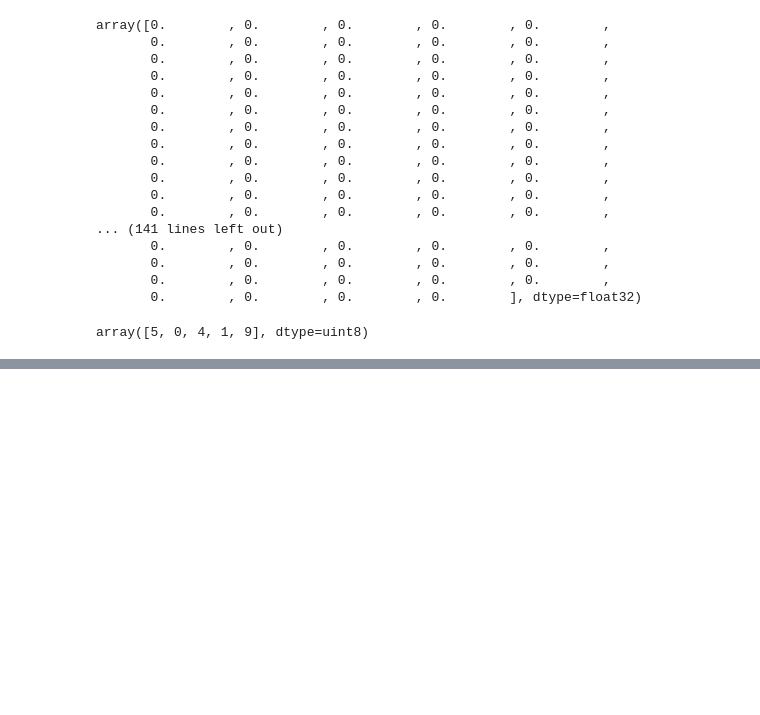
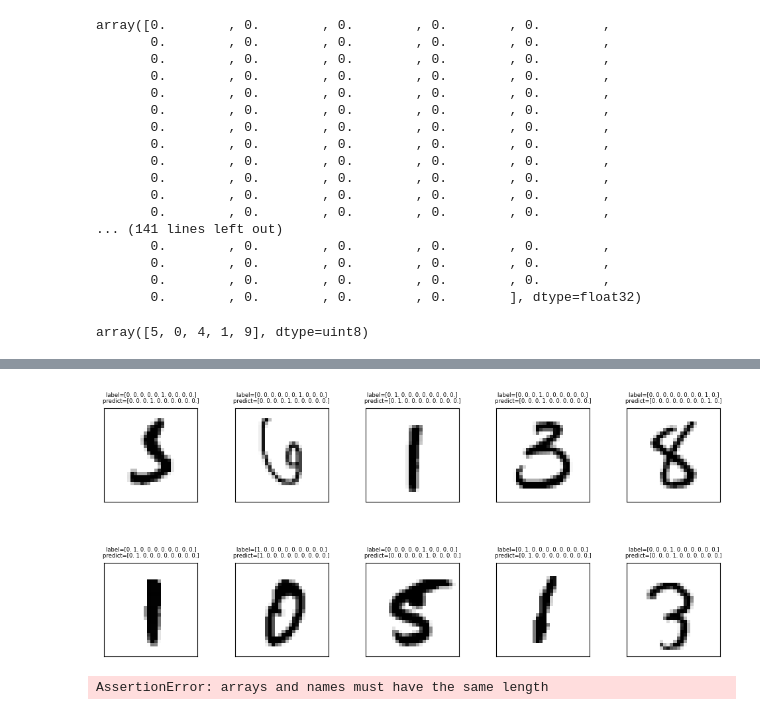
Before and after one commit to ken1009us/machine-learning-project, a Jupyter notebook: mnist-training/mnist-training.ipynb, the cells around one changed output, grey strips where cells are left out. Cells and saved outputs as stored; diff of their text form; code cells hidden in the pictures; blank space fills up the shorter version.

```diff
--- a/mnist-training/mnist-training.ipynb
+++ b/mnist-training/mnist-training.ipynb
@@ -127,0 +196,36 @@ array([5, 0, 4, 1, 9], dtype=uint8)
+# %%
+def plot_images_labels_prediction(images, labels, prediction, idx, num=10):
+    fig = plt.gcf()
+    fig.set_size_inches(12, 14)
+    if num > 25:
+        num = 25
+
+    # Set the spacing between subplots
+    plt.subplots_adjust(hspace=0.6, wspace=0.4)
+
+    for i in range(0, num):
+        ax = plt.subplot(5, 5, 1 + i)
+        ax.imshow(images[idx], cmap='binary')
+
+        title = "label={}\npredict={}".format(labels[idx], prediction[idx])
+        ax.set_title(title, fontsize=6)
+
+        ax.set_xticks([])
+        ax.set_yticks([])
+        ax.set_xticklabels([])  # Clear x-axis tick labels
+        ax.set_yticklabels([])  # Clear y-axis tick labels
+
+        # Rotate x-axis tick labels
+        ax.tick_params(axis='x', labelrotation=45)
+
+        idx += 1
+
+    plt.show()
+# %%
+prediction = (model.predict(x_Test))
+
+plot_images_labels_prediction(x_test_image,
+                              y_test_label,
+                              prediction,
+                              idx=340)
+# %% [output]
@@ -127,0 +233,19 @@ array([5, 0, 4, 1, 9], dtype=uint8)
+[figure, added]
+# %%
+print(y_test_label)
+print(prediction)
+
+# datatab = pd.crosstab(y_test_label, prediction,
+#                       rownames=['label'], colnames=['predict'])
+# print(datatab)
+
+# df = pd.DataFrame({'label': y_test_label, 'predict': prediction})
+# print(df[:2])
+# print(df[(df.label == 5) & (df.predict == 3)])
+
+# plot_images_labels_prediction(x_test_image, y_test_label,
+#                               prediction, idx=340, num=1)
+# plot_images_labels_prediction(x_test_image, y_test_label,
+#                               prediction, idx=1289, num=1)
+# %% [output]
+AssertionError: arrays and names must have the same length
```
Also changed, not shown: parts of 9 cells of this notebook.
